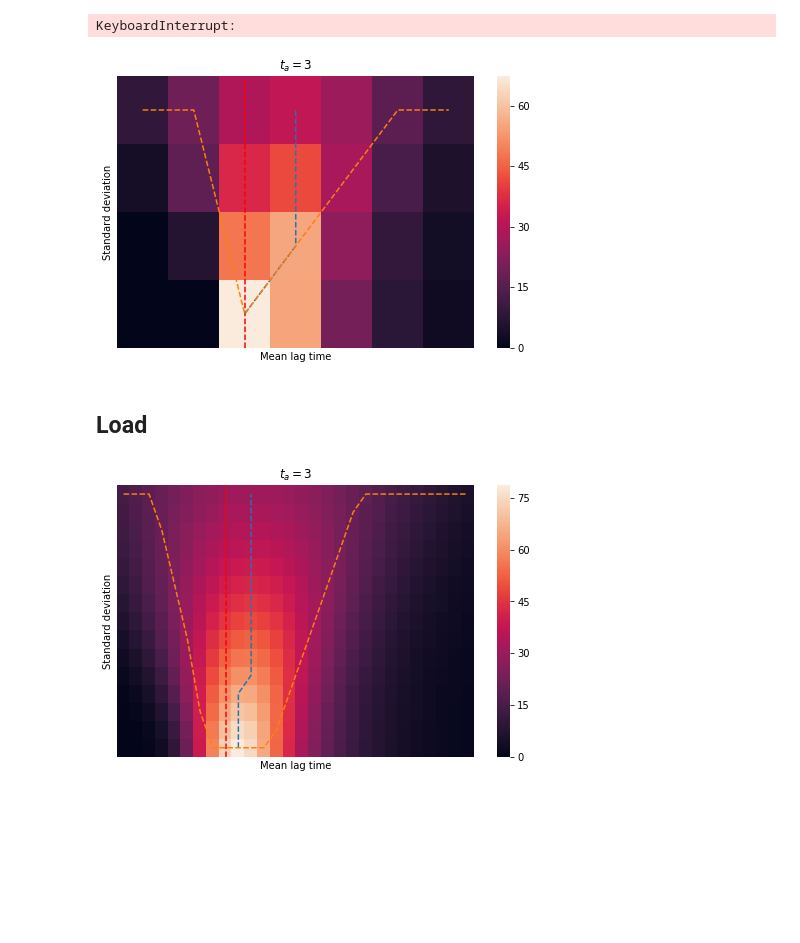
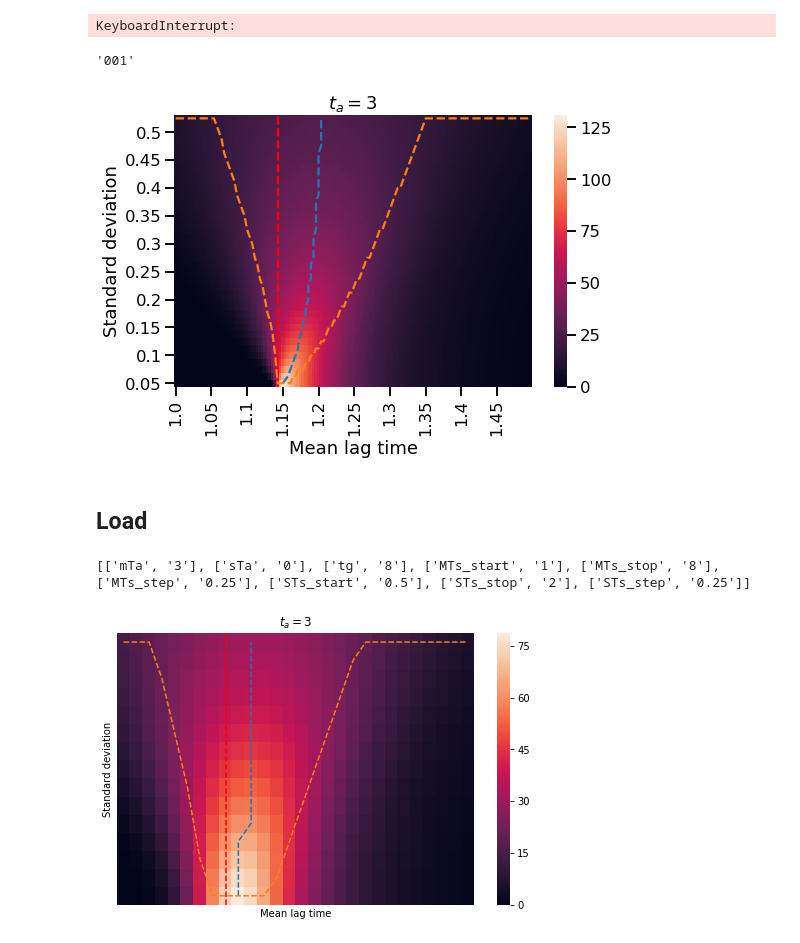
Before and after one commit to gutiloluis/pqe1, a Jupyter notebook: 190409_Integration.ipynb, the cells around one changed output. Saved outputs shown, nothing was run; the diff lists cells and outputs as text; code cells hidden in the pictures; blank space fills up the shorter version.

```diff
--- a/190409_Integration.ipynb
+++ b/190409_Integration.ipynb
@@ -11,6 +11,8 @@ from dask.distributed import Client
 import time
 
 from dask_jobqueue import SLURMCluster
+
+sns.set_context('talk')
 # %% [output]
 Populating the interactive namespace from numpy and matplotlib
 # %%
@@ -213,11 +228,11 @@ tg = 8
 
 MTs_start = 1
 MTs_stop = 8
-MTs_step = 1
+MTs_step = 0.05
 
-STs_start = 0.125
+STs_start = 0.05
 STs_stop = 2
-STs_step = 0.5
+STs_step = 0.05
 
 kwargs_s = {'MTs_start':MTs_start, 'MTs_stop':MTs_stop, 'MTs_step':MTs_step,
             'STs_start':STs_start, 'STs_stop':STs_stop, 'STs_step':STs_step}
@@ -227,7 +242,7 @@ STs = np.arange(STs_start, STs_stop, STs_step)
 
 kwargs = {'mTa':mTa, 'sTa':sTa, 'tg':tg}
 
-exp_key = '001'
+exp_key = '005'
 
-NN = run_deterministic(MTs, STs, mTa, sTa=0, tg=8)
+# NN = run_deterministic(MTs, STs, mTa, sTa=0, tg=8)
 # save_experiment(exp_key, NN, kwargs, kwargs_s)
@@ -270,19 +291,25 @@ KeyboardInterrupt:
 # %%
 plot_heatmap(MTs, STs, res, mTa, MTs_step)
 # plot_max_lines(MTs, STs, NN, mTa)
+# %%
+exp_key
+# %% [output]
+'001'
 # %%
-plot_heatmap(MTs, STs, NN, mTa, MTs_step)
+plot_heatmap(MTs, STs, NN, mTa, MTs_step, exp_key=exp_key)
 # plot_max_lines(MTs, STs, NN, mTa)
 # %% [output]
-[figure, old version]
+[figure, new version]
 # %% [markdown]
 ## Load
 # %%
 prefix = './'
 
+exp_key = '001'
 meta = load_metadata(exp_key, prefix)
 res = np.load(prefix+'iexp_'+exp_key+'.npy')
-res
+# %% [output]
+[['mTa', '3'], ['sTa', '0'], ['tg', '8'], ['MTs_start', '1'], ['MTs_stop', '8'], ['MTs_step', '0.25'], ['STs_start', '0.5'], ['STs_stop', '2'], ['STs_step', '0.25']]
 # %%
 mTa = 3
 sTa = 0.5
```
Also changed, not shown: parts of 8 cells of this notebook, 3 other files.
